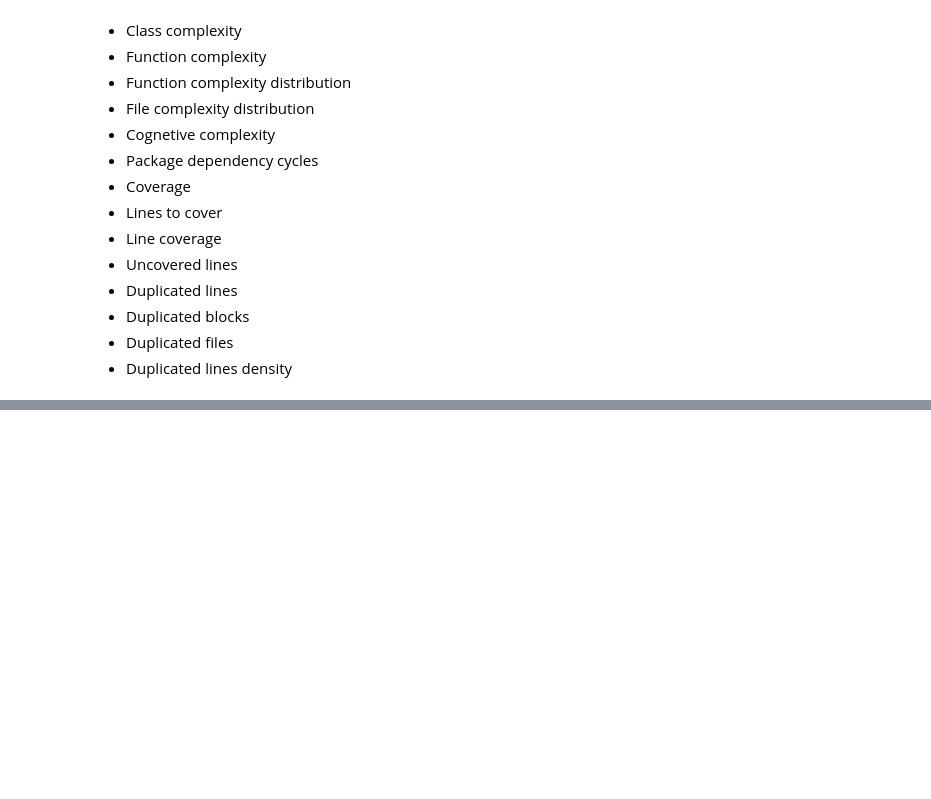
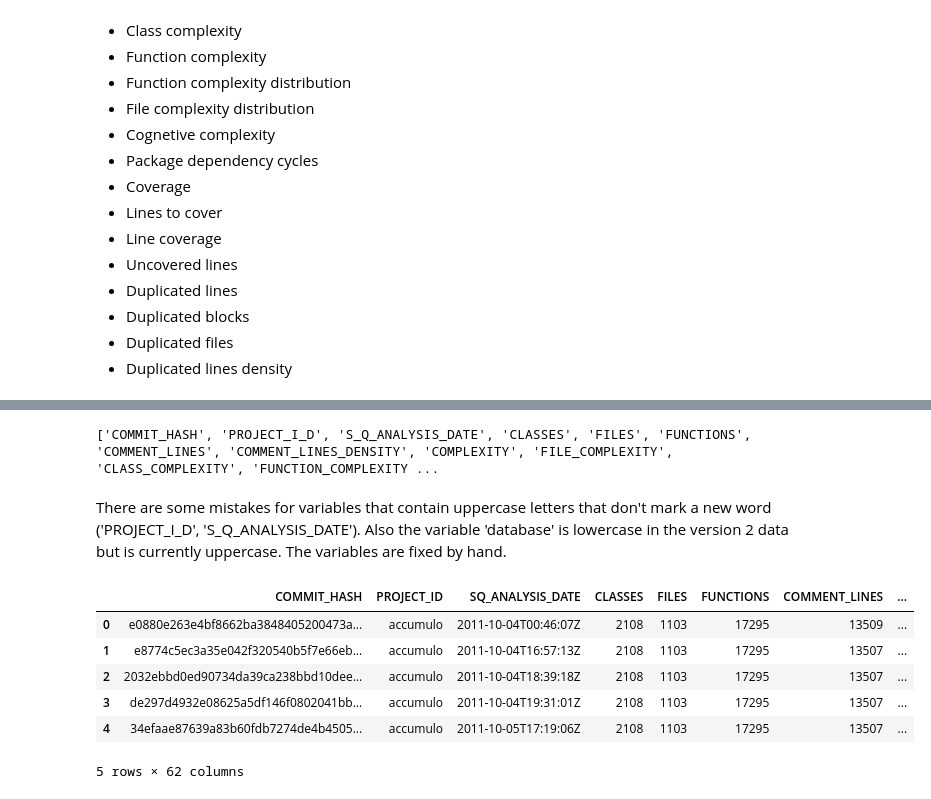
Before and after one commit to CarolineGraebelBHT/MasterProjectSonarQube, a Jupyter notebook: Scripts/Sonar Measure Cleaning/Sonar_Measure_Cleaning.ipynb, the cells around one changed output, grey strips where cells are left out. Saved outputs shown, nothing was run; the diff lists cells and outputs as text; code cells hidden in the pictures; blank space fills up the shorter version.

```diff
--- a/Scripts/Sonar Measure Cleaning/Sonar_Measure_Cleaning.ipynb
+++ b/Scripts/Sonar Measure Cleaning/Sonar_Measure_Cleaning.ipynb
@@ -98,0 +105,11 @@ Version 1 column names: Index(['commitHash', 'projectID', 'SQAnalysisDate', 'cla
+# %%
+def snake_case(string):
+  """Transforms a string to snake_case by inserting underscores before uppercase letters. Afterwards it transforms all letters to uppercase."""
+  return re.sub(r'(?<!^)(?=[A-Z])', '_', string).upper()
+
+snake_case_list = [snake_case(item) for item in df1.columns]
+print(snake_case_list)
+# %% [output]
+['COMMIT_HASH', 'PROJECT_I_D', 'S_Q_ANALYSIS_DATE', 'CLASSES', 'FILES', 'FUNCTIONS', 'COMMENT_LINES', 'COMMENT_LINES_DENSITY', 'COMPLEXITY', 'FILE_COMPLEXITY', 'CLASS_COMPLEXITY', 'FUNCTION_COMPLEXITY ...
+# %% [markdown]
+There are some mistakes for variables that contain uppercase letters that don't mark a new word ('PROJECT_I_D', 'S_Q_ANALYSIS_DATE'). Also the variable 'database' is lowercase in the version 2 data but is currently uppercase. The variables are fixed by hand.
@@ -98,0 +128,11 @@ Version 1 column names: Index(['commitHash', 'projectID', 'SQAnalysisDate', 'cla
+# %%
+df1.columns = snake_case_list
+df1.head()
+# %% [output]
+|  | COMMIT_HASH | PROJECT_ID | SQ_ANALYSIS_DATE | CLASSES | FILES | FUNCTIONS | COMMENT_LINES | ... |
+| 0 | e0880e263e4bf8662ba3848405200473a... | accumulo | 2011-10-04T00:46:07Z | 2108 | 1103 | 17295 | 13509 | ... |
+| 1 | e8774c5ec3a35e042f320540b5f7e66eb... | accumulo | 2011-10-04T16:57:13Z | 2108 | 1103 | 17295 | 13507 | ... |
+| 2 | 2032ebbd0ed90734da39ca238bbd10dee... | accumulo | 2011-10-04T18:39:18Z | 2108 | 1103 | 17295 | 13507 | ... |
+| 3 | de297d4932e08625a5df146f0802041bb... | accumulo | 2011-10-04T19:31:01Z | 2108 | 1103 | 17295 | 13507 | ... |
+| 4 | 34efaae87639a83b60fdb7274de4b4505... | accumulo | 2011-10-05T17:19:06Z | 2108 | 1103 | 17295 | 13507 | ... |
+5 rows × 62 columns
```
Also changed, not shown: parts of 8 cells of this notebook, 3 other files.
